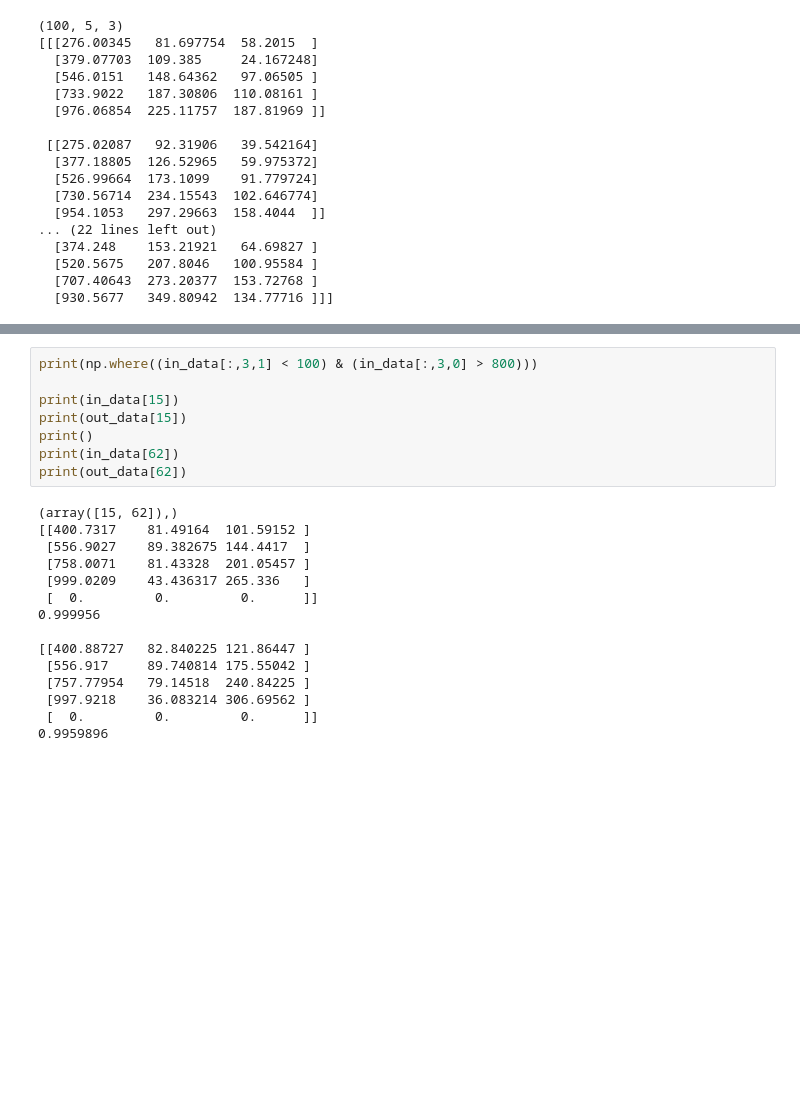
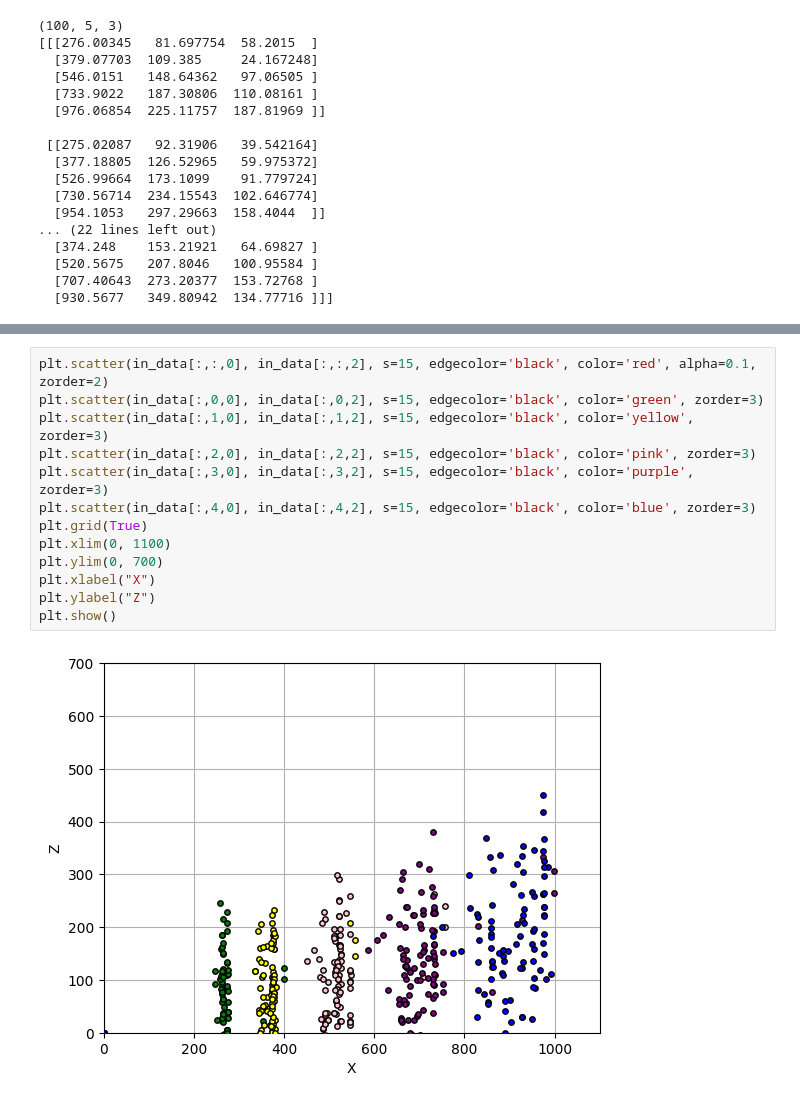
Before and after one commit to dfurle/HitWarrior, a Jupyter notebook: tb_files/data_converter.ipynb, the cells around one changed output, grey strips where cells are left out. Drawn from its saved outputs; the diff is of its cells as text; blank space fills up the shorter version.

```diff
--- a/tb_files/data_converter.ipynb
+++ b/tb_files/data_converter.ipynb
@@ -137,23 +167,15 @@ plt.show()
-# %%
-print(np.where((in_data[:,3,1] < 100) & (in_data[:,3,0] > 800)))
-
-print(in_data[15])
-print(out_data[15])
-print()
-print(in_data[62])
-print(out_data[62])
-# %% [output]
-(array([15, 62]),)
-[[400.7317    81.49164  101.59152 ]
- [556.9027    89.382675 144.4417  ]
- [758.0071    81.43328  201.05457 ]
- [999.0209    43.436317 265.336   ]
- [  0.         0.         0.      ]]
-0.999956
-
-[[400.88727   82.840225 121.86447 ]
- [556.917     89.740814 175.55042 ]
- [757.77954   79.14518  240.84225 ]
- [997.9218    36.083214 306.69562 ]
- [  0.         0.         0.      ]]
-0.9959896
+# %%
+plt.scatter(in_data[:,:,0], in_data[:,:,2], s=15, edgecolor='black', color='red', alpha=0.1, zorder=2)
+plt.scatter(in_data[:,0,0], in_data[:,0,2], s=15, edgecolor='black', color='green', zorder=3)
+plt.scatter(in_data[:,1,0], in_data[:,1,2], s=15, edgecolor='black', color='yellow', zorder=3)
+plt.scatter(in_data[:,2,0], in_data[:,2,2], s=15, edgecolor='black', color='pink', zorder=3)
+plt.scatter(in_data[:,3,0], in_data[:,3,2], s=15, edgecolor='black', color='purple', zorder=3)
+plt.scatter(in_data[:,4,0], in_data[:,4,2], s=15, edgecolor='black', color='blue', zorder=3)
+plt.grid(True)
+plt.xlim(0, 1100)
+plt.ylim(0, 700)
+plt.xlabel("X")
+plt.ylabel("Z")
+plt.show()
+# %% [output]
+[figure, added]
```
Also changed, not shown: parts of 16 cells of this notebook, 14 other files.
